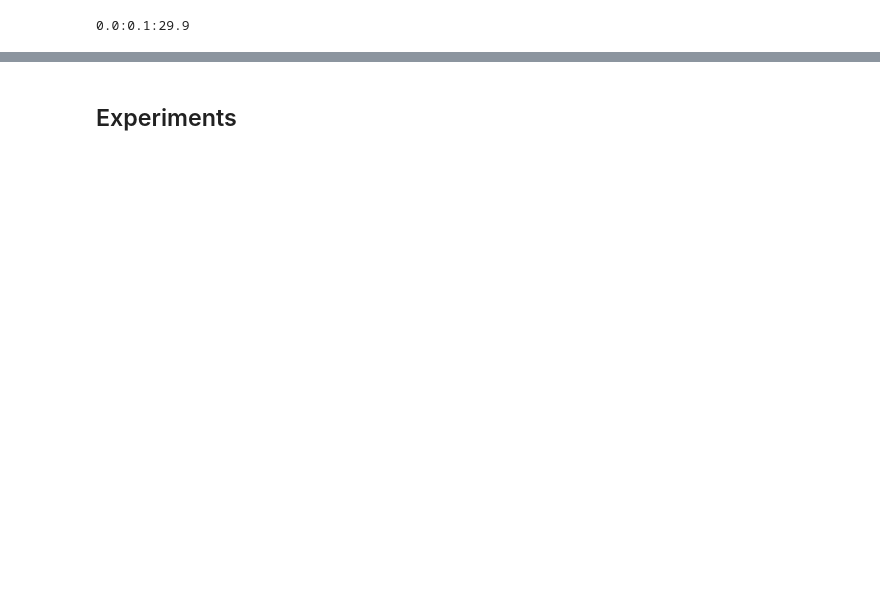
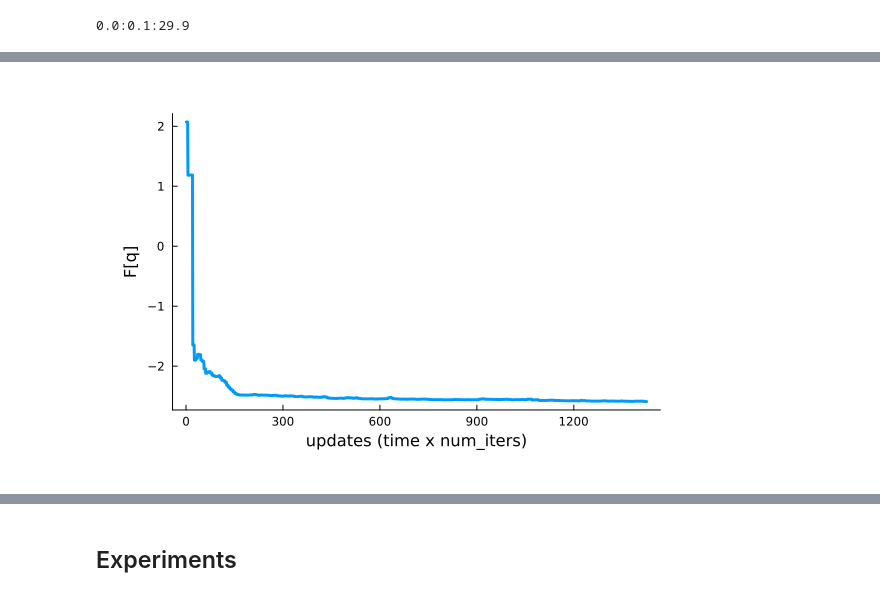
Before and after one commit to wmkouw/narx-efe, a Jupyter notebook: info-seeking/NARX-EFE info-seeking.ipynb, the cells around one changed output, grey strips where cells are left out. Cells and saved outputs as stored; diff of their text form; code cells hidden in the pictures; blank space fills up the shorter version.

```diff
--- a/info-seeking/NARX-EFE info-seeking.ipynb
+++ b/info-seeking/NARX-EFE info-seeking.ipynb
@@ -91,0 +137,4 @@ MvNormalMeanCovariance(
+# %%
+plot(reshape(FE[:,1:(N-T)], (num_iters*(N-T),)), xlabel="updates (time x num_iters)", ylabel="F[q]")
+# %% [output]
+[figure, added]
```
Also changed, not shown: parts of 43 cells of this notebook, 5 other files.
